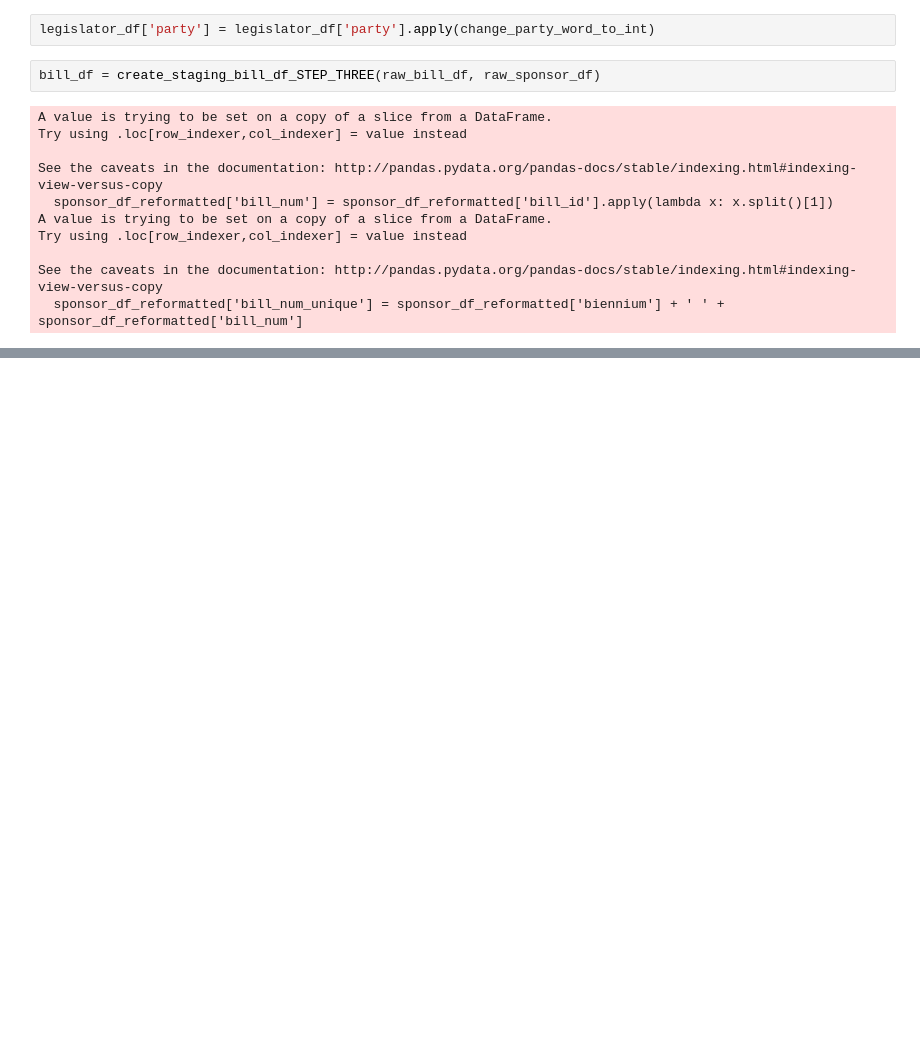
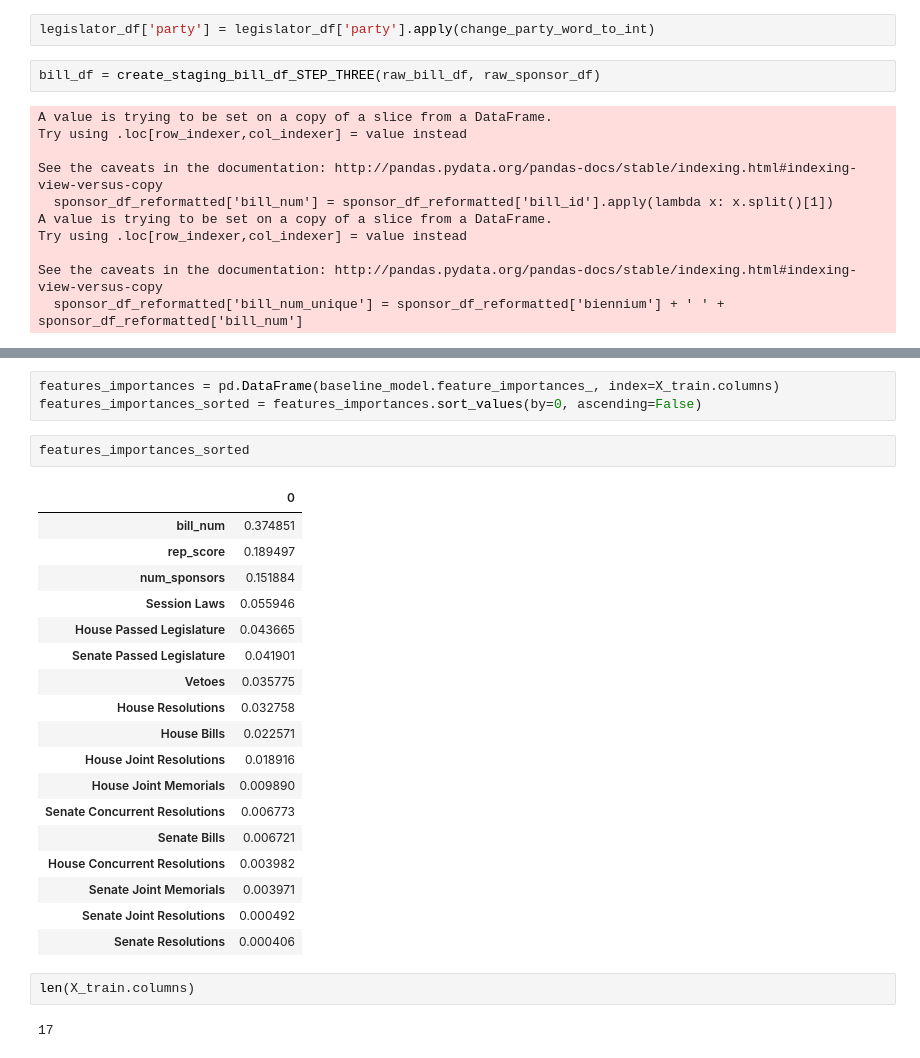
Before and after one commit to ekarboski/washington_state_legislation, a Jupyter notebook: archive/Label_bills_voted_on.ipynb, the cells around one changed output, grey strips where cells are left out. Drawn from its saved outputs; the diff is of its cells as text; blank space fills up the shorter version.

```diff
--- a/archive/Label_bills_voted_on.ipynb
+++ b/archive/Label_bills_voted_on.ipynb
@@ -169,0 +230,28 @@ sponsor_agency DONE
+# %%
+features_importances = pd.DataFrame(baseline_model.feature_importances_, index=X_train.columns)
+features_importances_sorted = features_importances.sort_values(by=0, ascending=False)
+# %%
+features_importances_sorted
+# %% [output]
+|  | 0 |
+| bill_num | 0.374851 |
+| rep_score | 0.189497 |
+| num_sponsors | 0.151884 |
+| Session Laws | 0.055946 |
+| House Passed Legislature | 0.043665 |
+| Senate Passed Legislature | 0.041901 |
+| Vetoes | 0.035775 |
+| House Resolutions | 0.032758 |
+| House Bills | 0.022571 |
+| House Joint Resolutions | 0.018916 |
+| House Joint Memorials | 0.009890 |
+| Senate Concurrent Resolutions | 0.006773 |
+| Senate Bills | 0.006721 |
+| House Concurrent Resolutions | 0.003982 |
+| Senate Joint Memorials | 0.003971 |
+| Senate Joint Resolutions | 0.000492 |
+| Senate Resolutions | 0.000406 |
+# %%
+len(X_train.columns)
+# %% [output]
+17
```
Also changed, not shown: parts of 22 cells of this notebook.
